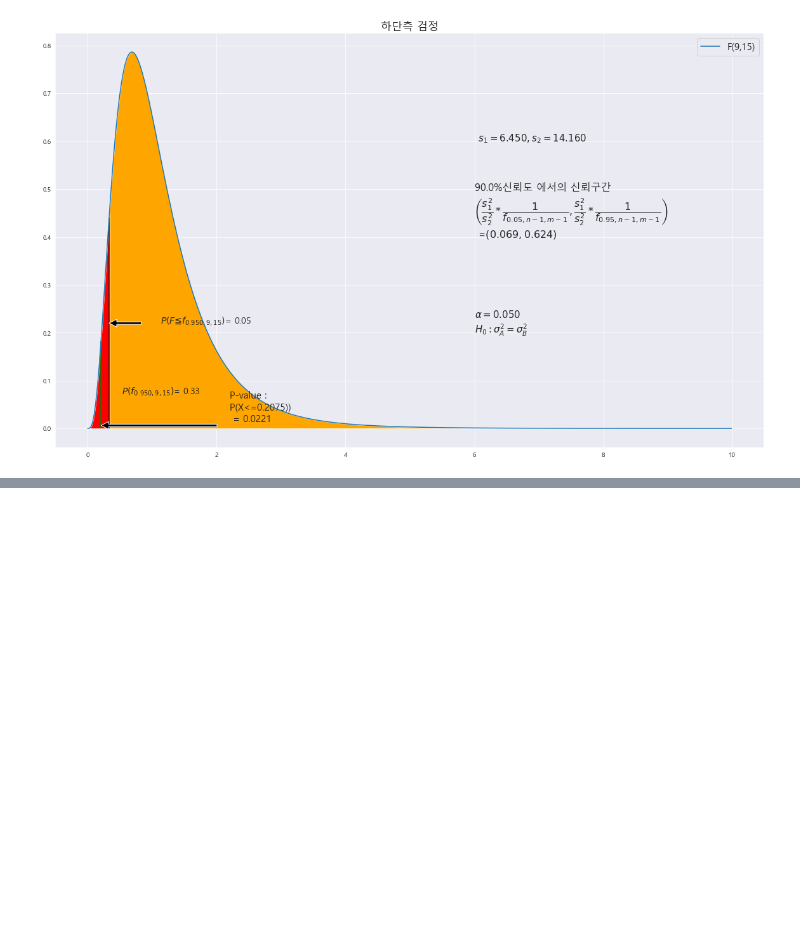
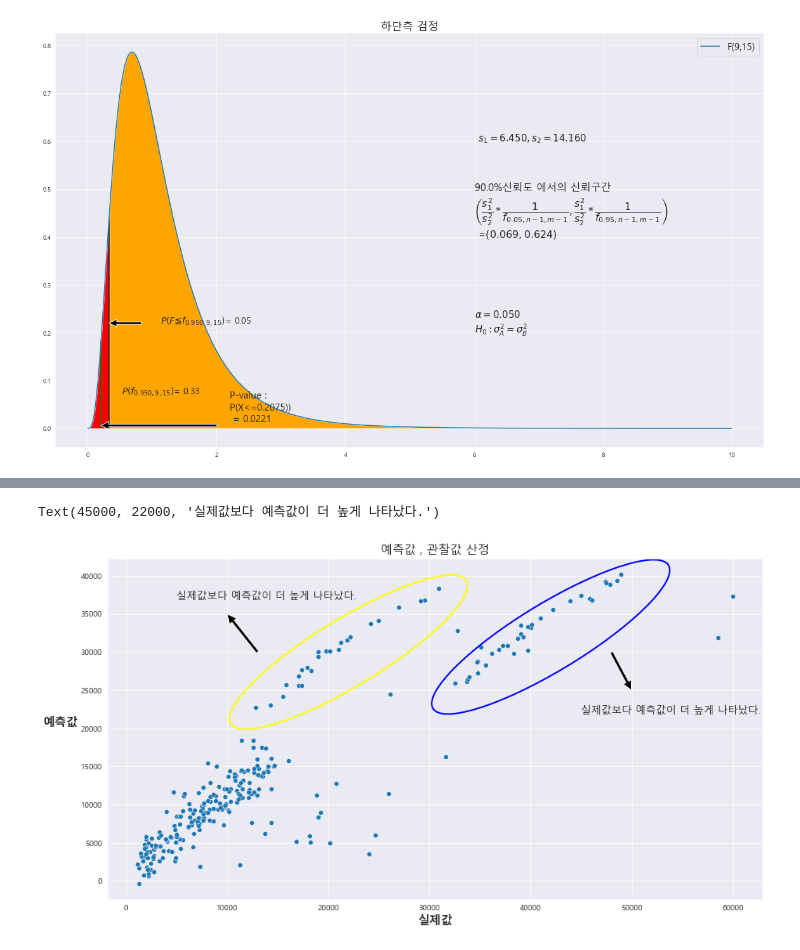
Before and after one commit to andypsh/BIGDATA2022, a Jupyter notebook: 기초통계/Chapter10/연습문제04.ipynb, the cells around one changed output, grey strips where cells are left out. Cells and saved outputs as stored; diff of their text form; code cells hidden in the pictures; blank space fills up the shorter version.

```diff
--- a/기초통계/Chapter10/연습문제04.ipynb
+++ b/기초통계/Chapter10/연습문제04.ipynb
@@ -1010,0 +1019,5 @@ X_L_1 : 0.2075
+# %%
+file_url = 'https://media.githubusercontent.com/media/musthave-ML10/data_source/main/insurance.csv'
+
+data = pd.read_csv(file_url)
+data
@@ -1010,0 +1049,6 @@ X_L_1 : 0.2075
+# %%
+model = LinearRegression()  #선형회귀에 사용할 model 객체를 생성했으니 model 객체를 사용해서 선형 회귀로 학습하고 예측할 수 있게 된다.and
+
+model.fit(X_train , y_train)
+#객체.fit(독립변수, 종속변수)
+#학습시킨다의 의미 : 데이터를 모델 안에 넣어서 독립변수와 종속변수 간의 관계들을 분석해 새로운 데이터를 예측할 수 있는 상태로 만드는 것이다.
@@ -1010,0 +1057,7 @@ X_L_1 : 0.2075
+# %%
+pred = model.predict(X_test) #predict()함수로 예측을 할 수 있으며, 괄호 안에는 예측 대상을 넣어주면 된다.
+# %%
+comparison = pd.DataFrame({'actual' : y_test, 'pred' : pred})
+#예측한 값은 pred에 , tlfwp wjdqhsms y_test에 저장되어 있다.
+#예측값이 얼마나 정확한지는 pred와 y_test를 비교하는 것으로 단순하게 확인할 수 있다.
+comparison
@@ -1010,0 +1078,40 @@ X_L_1 : 0.2075
+# %%
+fig = plt.figure(figsize=(15,8))
+
+
+x = comparison.iloc[:, 0].tolist()
+y = comparison.iloc[: ,1].tolist()
+
+# ax = sns.set_style('whitegrid')
+ax = sns.scatterplot(x= x , y = y)
+# ax = sns.lineplot(x= 'actual' , y = 'pred' , data = comparison)
+
+
+ax.set_title('예측값 , 관찰값 산정' , fontsize=15)
+ax.set_xlabel('실제값', fontsize = 15 , fontweight = 'bold')
+ax.set_ylabel('예측값' , fontsize = 15 , fontweight = 'bold' , rotation = 0 , labelpad=25)
+
+g_ell_center = (22000, 30000)
+g_ell_width = 30000
+g_ell_height = 8000
+angle = 40.
+
+g_ellipse = patches.Ellipse(g_ell_center, g_ell_width, g_ell_height, angle=angle, fill=False, edgecolor='yellow', linewidth=2)
+ax.add_patch(g_ellipse)
+plt.annotate('' , xy=(10000, 35000), xytext=(13000 , 30000)  , arrowprops = dict(facecolor = 'black'))
+ax.text(5000 ,37000 , '실제값보다 예측값이 더 높게 나타났다.'  , fontsize = 13)
+
+
+
+g_ell_center = (42000, 32000)
+g_ell_width = 30000
+g_ell_height = 8000
+angle = 40.
+
+g_ellipse = patches.Ellipse(g_ell_center, g_ell_width, g_ell_height, angle=angle, fill=False, edgecolor='blue', linewidth=2)
+ax.add_patch(g_ellipse)
+plt.annotate('' , xy=(50000, 25000), xytext=(48000 , 30000)  , arrowprops = dict(facecolor = 'black'))
+ax.text(45000 ,22000 , '실제값보다 예측값이 더 높게 나타났다.'  , fontsize = 13)
+# %% [output]
+Text(45000, 22000, '실제값보다 예측값이 더 높게 나타났다.')
+[figure, added]
```
Also changed, not shown: parts of 6 cells of this notebook, 1 other file.
